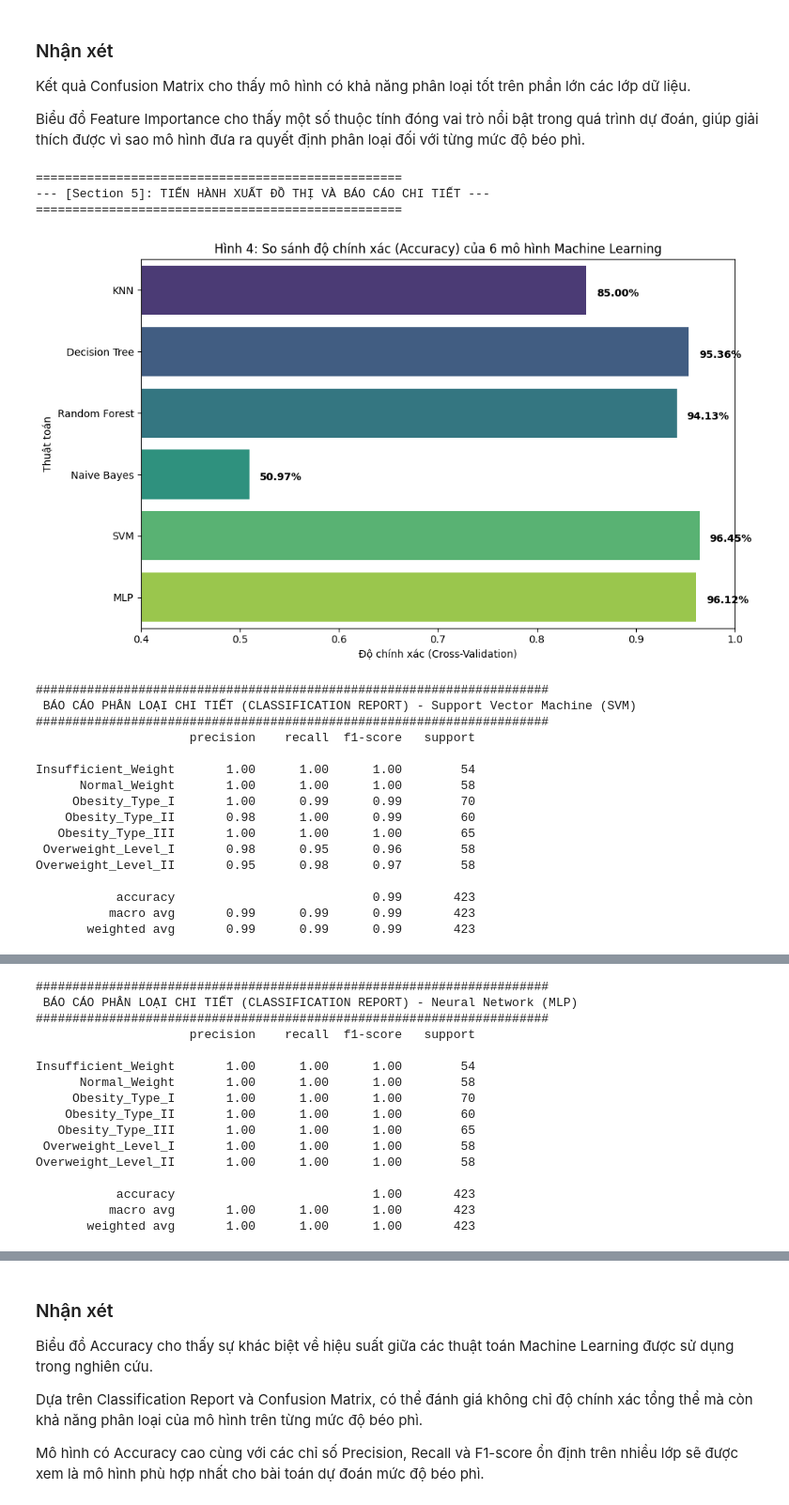
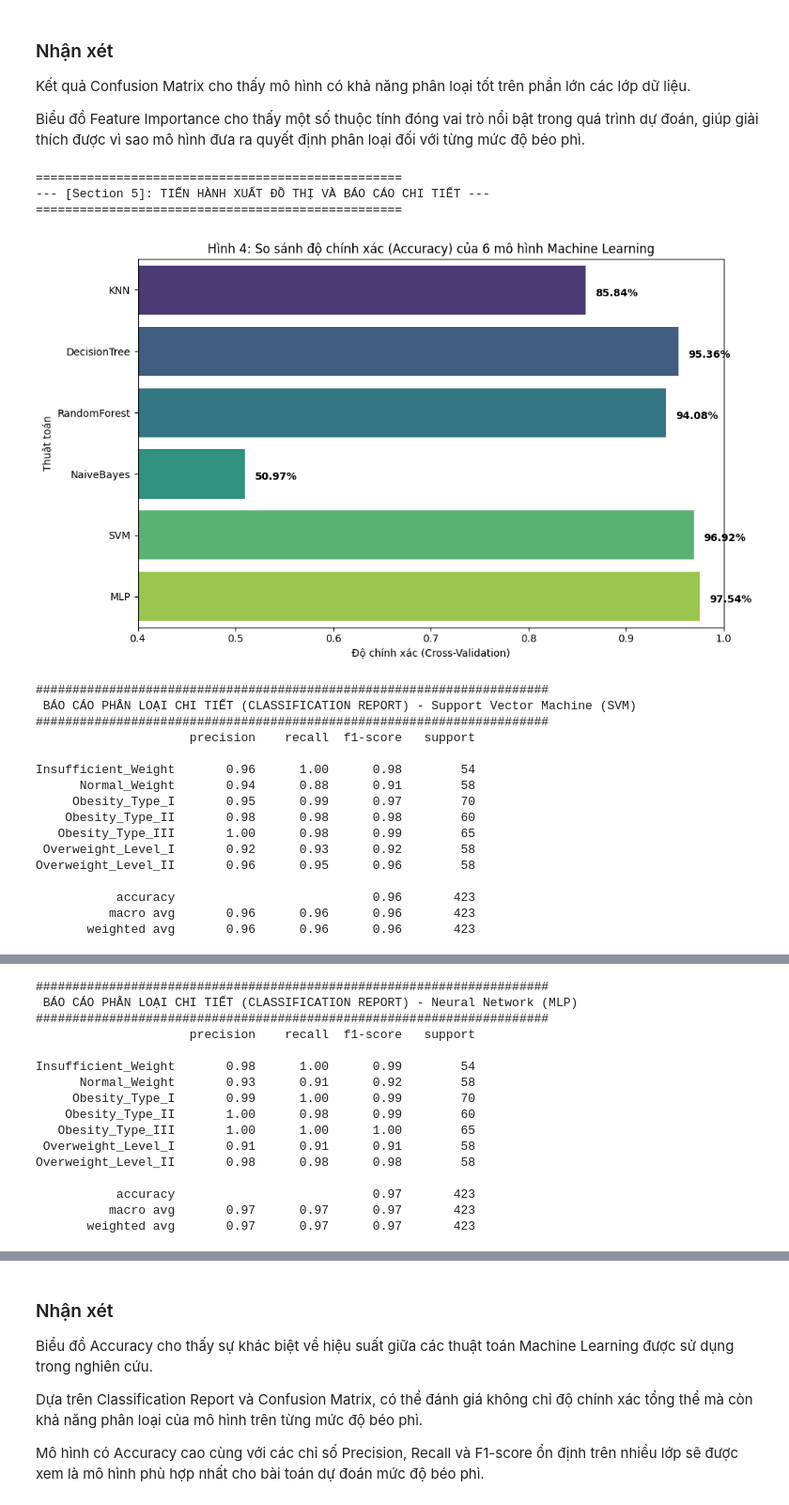
Before and after one commit to VuThienSinh-23130276/obesity-prediction-ML, a Jupyter notebook: obesity_prediction.ipynb, the cells around one changed output, grey strips where cells are left out. Shown at 94% size. Drawn from its saved outputs; the diff is of its cells as text; code cells hidden in the pictures.

```diff
--- a/obesity_prediction.ipynb
+++ b/obesity_prediction.ipynb
@@ -367,9 +526,12 @@ print("\n" + "="*50)
 print("--- [Section 5]: TIẾN HÀNH XUẤT ĐỒ THỊ VÀ BÁO CÁO CHI TIẾT ---")
 print("="*50)
 
+scores["NaiveBayes"] = nb_grid.best_score_
+scores["SVM"] = svm_grid.best_score_
+scores["MLP"] = mlp_grid.best_score_
 
-model_names = ['KNN', 'Decision Tree', 'Random Forest', 'Naive Bayes', 'SVM', 'MLP']
-accuracies = [0.8500, 0.9536, 0.9413, nb_grid.best_score_, svm_grid.best_score_, mlp_grid.best_score_]
+model_names = list(scores.keys())
+accuracies = list(scores.values())
 
 plt.figure(figsize=(10, 6))
 sns.barplot(x=accuracies, y=model_names, hue=model_names, palette='viridis', legend=False)
@@ -377,75 +539,82 @@ plt.xlim(0.4, 1.0)
 plt.title('Hình 4: So sánh độ chính xác (Accuracy) của 6 mô hình Machine Learning')
 plt.xlabel('Độ chính xác (Cross-Validation)')
 plt.ylabel('Thuật toán')
+
 for i, v in enumerate(accuracies):
     plt.text(v + 0.01, i + 0.1, f"{v*100:.2f}%", color='black', fontweight='bold')
+
 plt.tight_layout()
 plt.show()
 
+svm_best = svm_grid.best_estimator_
+svm_best.fit(X_train, y_train)
 
-best_models = {
-    'Support Vector Machine (SVM)': svm_grid.best_estimator_,
-    'Neural Network (MLP)': mlp_grid.best_estimator_
+mlp_best = mlp_grid.best_estimator_
+mlp_best.fit(X_train, y_train)
+
+evaluation_models = {
+    "Support Vector Machine (SVM)": svm_best,
+    "Neural Network (MLP)": mlp_best
 }
 
-for name, model in best_models.items():
+for name, model in evaluation_models.items():
     print("\n" + "#"*70)
     print(f" BÁO CÁO PHÂN LOẠI CHI TIẾT (CLASSIFICATION REPORT) - {name}")
     print("#"*70)
 
-
     y_pred = model.predict(X_test)
-
 
     target_names = label_encoder.classes_.astype(str)
     print(classification_report(y_test, y_pred, target_names=target_names))
 
-
     fig, ax = plt.subplots(figsize=(9, 7))
     cm = confusion_matrix(y_test, y_pred)
-    disp = ConfusionMatrixDisplay(confusion_matrix=cm, display_labels=target_names)
+    disp = ConfusionMatrixDisplay(
+        confusion_matrix=cm,
+        display_labels=target_names
+    )
     disp.plot(cmap='Purples', xticks_rotation='vertical', ax=ax)
     plt.title(f"Ma trận nhầm lẫn (Confusion Matrix) - {name}")
     plt.tight_layout()
     plt.show()
 # %% [output]
 ==================================================
 --- [Section 5]: TIẾN HÀNH XUẤT ĐỒ THỊ VÀ BÁO CÁO CHI TIẾT ---
 ==================================================
-[figure, old version]
+[figure, new version]
 ######################################################################
  BÁO CÁO PHÂN LOẠI CHI TIẾT (CLASSIFICATION REPORT) - Support Vector Machine (SVM)
 ######################################################################
                      precision    recall  f1-score   support
 
-Insufficient_Weight       1.00      1.00      1.00        54
-      Normal_Weight       1.00      1.00      1.00        58
-     Obesity_Type_I       1.00      0.99      0.99        70
-    Obesity_Type_II       0.98      1.00      0.99        60
-   Obesity_Type_III       1.00      1.00      1.00        65
- Overweight_Level_I       0.98      0.95      0.96        58
-Overweight_Level_II       0.95      0.98      0.97        58
+Insufficient_Weight       0.96      1.00      0.98        54
+      Normal_Weight       0.94      0.88      0.91        58
+     Obesity_Type_I       0.95      0.99      0.97        70
+    Obesity_Type_II       0.98      0.98      0.98        60
+   Obesity_Type_III       1.00      0.98      0.99        65
+ Overweight_Level_I       0.92      0.93      0.92        58
+Overweight_Level_II       0.96      0.95      0.96        58
 
-           accuracy                           0.99       423
-          macro avg       0.99      0.99      0.99       423
-       weighted avg       0.99      0.99      0.99       423
+           accuracy                           0.96       423
+          macro avg       0.96      0.96      0.96       423
+       weighted avg       0.96      0.96      0.96       423
 [figure]
 ######################################################################
  BÁO CÁO PHÂN LOẠI CHI TIẾT (CLASSIFICATION REPORT) - Neural Network (MLP)
 ######################################################################
                      precision    recall  f1-score   support
 
-Insufficient_Weight       1.00      1.00      1.00        54
-      Normal_Weight       1.00      1.00      1.00        58
-     Obesity_Type_I       1.00      1.00      1.00        70
-    Obesity_Type_II       1.00      1.00      1.00        60
+Insufficient_Weight       0.98      1.00      0.99        54
+      Normal_Weight       0.93      0.91      0.92        58
+     Obesity_Type_I       0.99      1.00      0.99        70
+    Obesity_Type_II       1.00      0.98      0.99        60
    Obesity_Type_III       1.00      1.00      1.00        65
- Overweight_Level_I       1.00      1.00      1.00        58
-Overweight_Level_II       1.00      1.00      1.00        58
+ Overweight_Level_I       0.91      0.91      0.91        58
+Overweight_Level_II       0.98      0.98      0.98        58
 
-           accuracy                           1.00       423
-          macro avg       1.00      1.00      1.00       423
-       weighted avg       1.00      1.00      1.00       423
+           accuracy                           0.97       423
+          macro avg       0.97      0.97      0.97       423
+       weighted avg       0.97      0.97      0.97       423
 [figure]
 # %% [markdown]
 ### Nhận xét
```
Also changed, not shown: parts of 6 cells of this notebook.
